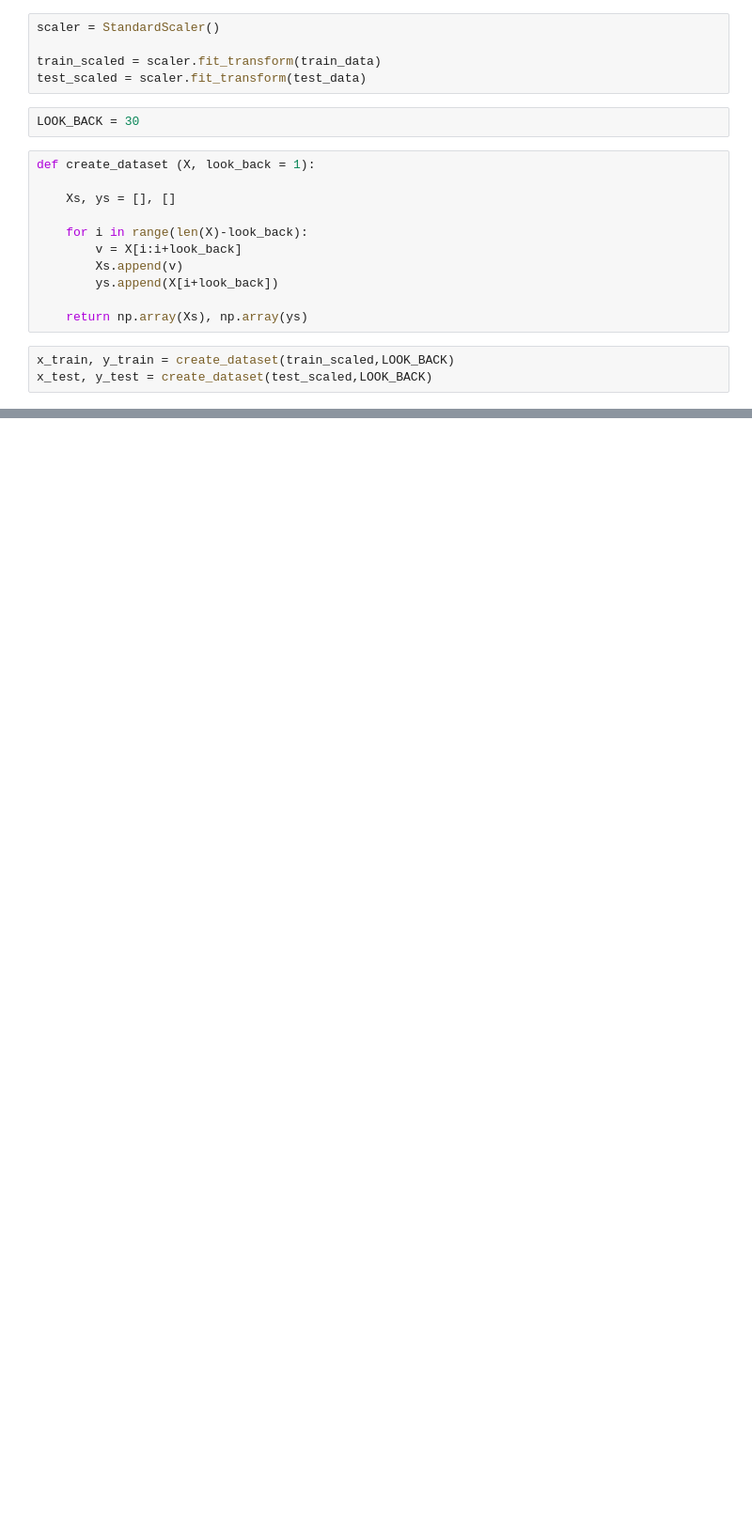
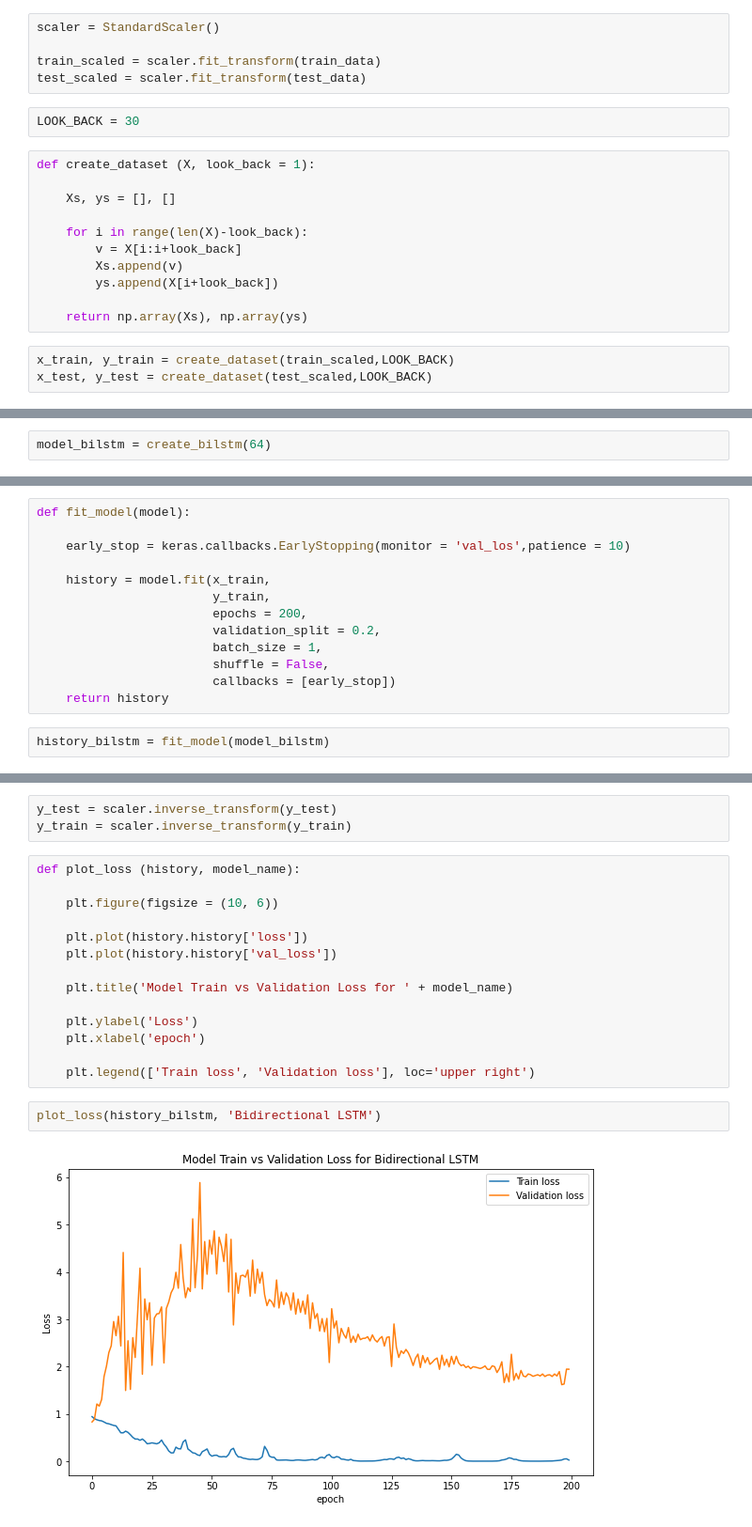
Before and after one commit to wessware/time_series_forecasting_linear_ml_models, a Jupyter notebook: gru-lstm-forecaster.ipynb, the cells around one changed output, grey strips where cells are left out. Shown at 94% size. Saved outputs shown, nothing was run; the diff lists cells and outputs as text; blank space fills up the shorter version.

Commit message:
BiLSTM and GRU

```diff
--- a/gru-lstm-forecaster.ipynb
+++ b/gru-lstm-forecaster.ipynb
@@ -97,0 +113,2 @@ print(y_test.shape)
+# %%
+model_bilstm = create_bilstm(64)
@@ -97,0 +176,15 @@ print(y_test.shape)
+# %%
+def fit_model(model):
+
+    early_stop = keras.callbacks.EarlyStopping(monitor = 'val_los',patience = 10)
+
+    history = model.fit(x_train,
+                        y_train,
+                        epochs = 200,
+                        validation_split = 0.2,
+                        batch_size = 1,
+                        shuffle = False,
+                        callbacks = [early_stop])
+    return history
+# %%
+history_bilstm = fit_model(model_bilstm)
@@ -97,0 +231,21 @@ print(y_test.shape)
+# %%
+y_test = scaler.inverse_transform(y_test)
+y_train = scaler.inverse_transform(y_train)
+# %%
+def plot_loss (history, model_name):
+
+    plt.figure(figsize = (10, 6))
+
+    plt.plot(history.history['loss'])
+    plt.plot(history.history['val_loss'])
+
+    plt.title('Model Train vs Validation Loss for ' + model_name)
+
+    plt.ylabel('Loss')
+    plt.xlabel('epoch')
+
+    plt.legend(['Train loss', 'Validation loss'], loc='upper right')
+# %%
+plot_loss(history_bilstm, 'Bidirectional LSTM')
+# %% [output]
+[figure, added]
```
Also changed, not shown: parts of 20 cells of this notebook.
